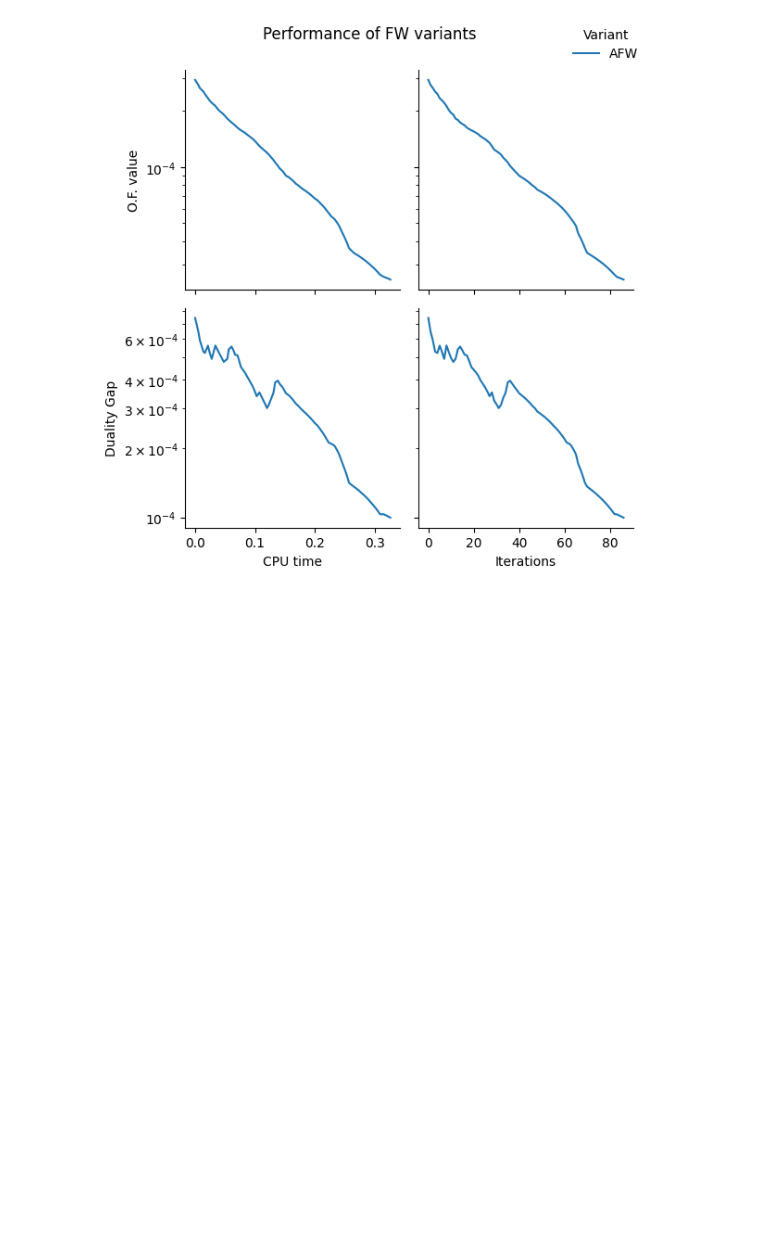
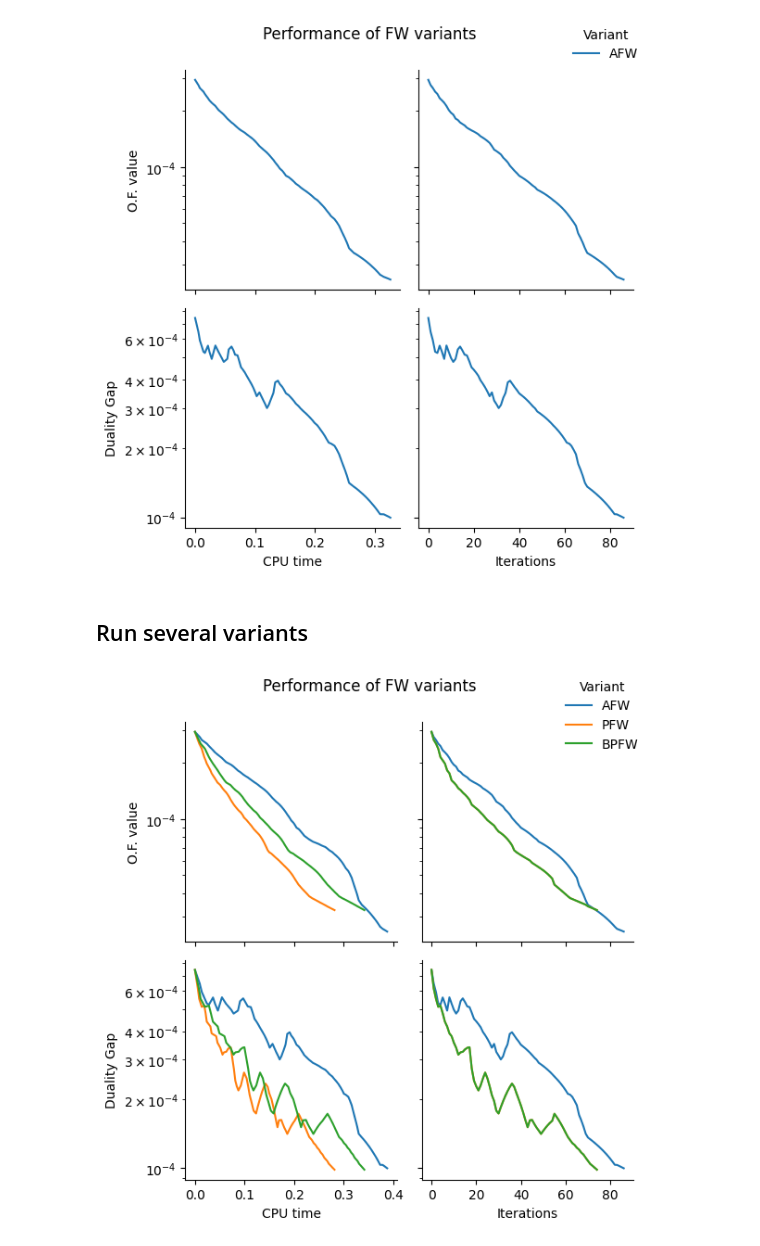
Before and after one commit to badalyananna/optimization-frank-wolfe, a Jupyter notebook: demo.ipynb, the cells around one changed output. Cells and saved outputs as stored; diff of their text form; code cells hidden in the pictures; blank space fills up the shorter version.

```diff
--- a/demo.ipynb
+++ b/demo.ipynb
@@ -28,3 +30,28 @@ df['seed'] = pd.Series([seed] * len(df))
 plot_hisotry(df, size=6)
 # %% [output]
 [figure]
+# %% [markdown]
+## Run several variants
+# %%
+instance = "hamming6-2"
+variants = ["AFW", "PFW", "BPFW"]
+SSC = True
+stepsize_strategy = "backtracking"
+seed = 1
+
+n, hyperedges, complement_hyperedges = process_dataset(instance, 4)
+# %%
+df = pd.DataFrame()
+for variant in variants:
+    fw = FW(variant=variant,
+            stepsize_strategy = stepsize_strategy,
+            ssc_procedure=SSC)
+    fw.optimize(complement_hyperedges, n, seed=seed)
+    df1 = pd.DataFrame(fw.history)
+    df1['Variant'] = pd.Series([fw.variant] * len(df1))
+    df1['seed'] = pd.Series([seed] * len(df1))
+    df = pd.concat([df, df1])
+# %%
+plot_hisotry(df, size=6)
+# %% [output]
+[figure, added]
```
Also changed, not shown: parts of 1 cell of this notebook.
